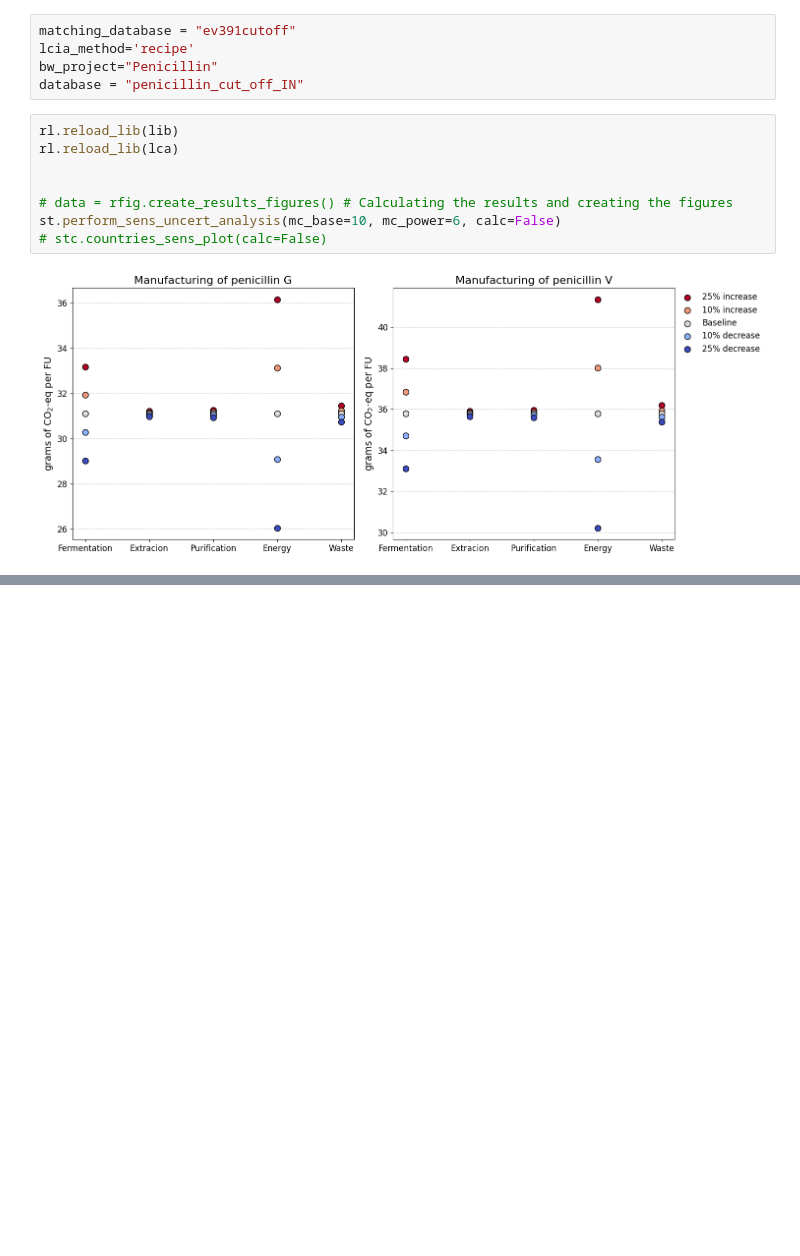
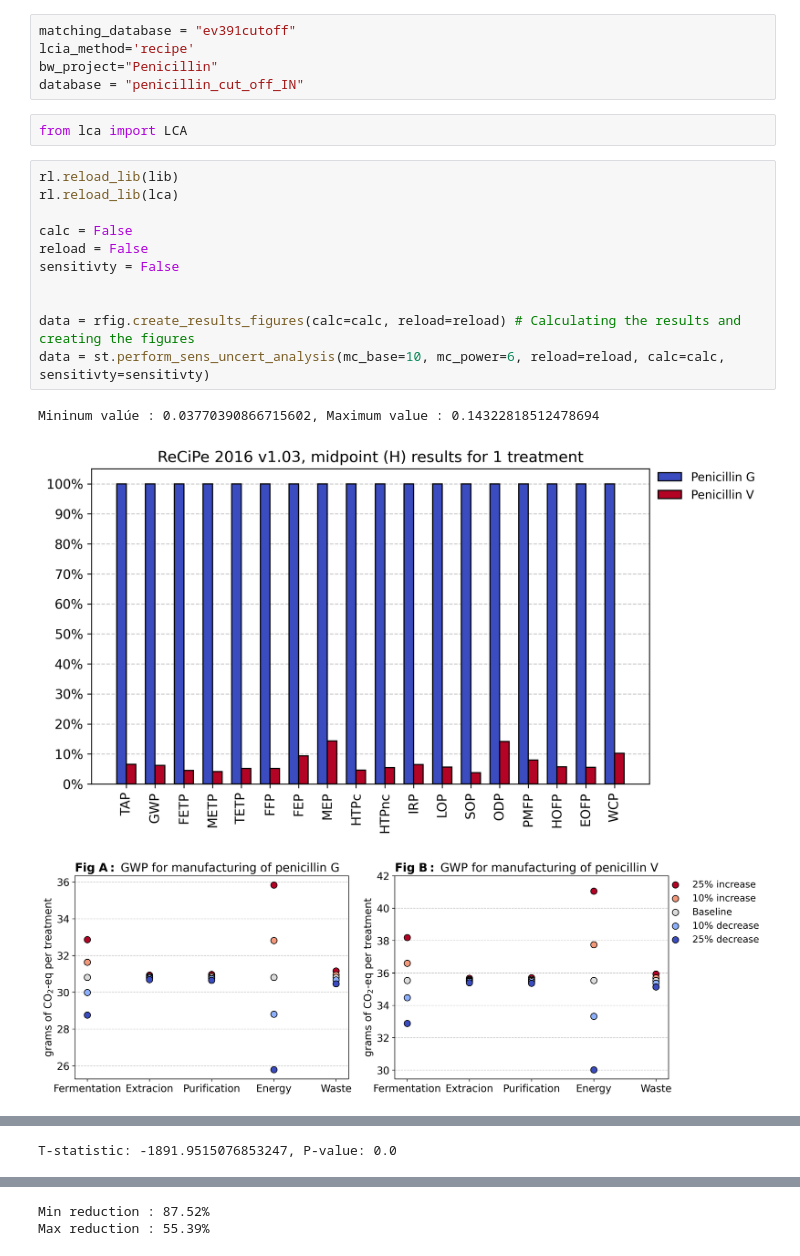
Before and after one commit to RuneWF/penicilin, a Jupyter notebook: Jupyter scripts/main.ipynb, the cells around one changed output, grey strips where cells are left out. Saved outputs shown, nothing was run; the diff lists cells and outputs as text; blank space fills up the shorter version.

```diff
--- a/Jupyter scripts/main.ipynb
+++ b/Jupyter scripts/main.ipynb
@@ -24,13 +21,20 @@ matching_database = "ev391cutoff"
 lcia_method='recipe'
 bw_project="Penicillin"
 database = "penicillin_cut_off_IN"
+# %%
+from lca import LCA
 # %%
 rl.reload_lib(lib)
 rl.reload_lib(lca)
 
+calc = False
+reload = False
+sensitivty = False
 
-# data = rfig.create_results_figures() # Calculating the results and creating the figures
-st.perform_sens_uncert_analysis(mc_base=10, mc_power=6, calc=False)
-# stc.countries_sens_plot(calc=False)
+
+data = rfig.create_results_figures(calc=calc, reload=reload) # Calculating the results and creating the figures
+data = st.perform_sens_uncert_analysis(mc_base=10, mc_power=6, reload=reload, calc=calc, sensitivty=sensitivty)
 # %% [output]
+Mininum valúe : 0.03770390866715602, Maximum value : 0.14322818512478694
-[figure, old version]
+[figure, new version]
+[figure, added]
@@ -36,0 +42 @@ st.perform_sens_uncert_analysis(mc_base=10, mc_power=6, calc=False)
+T-statistic: -1891.9515076853247, P-value: 0.0
@@ -36,0 +45,2 @@ st.perform_sens_uncert_analysis(mc_base=10, mc_power=6, calc=False)
+Min reduction : 87.52%
+Max reduction : 55.39%
```
Also changed, not shown: parts of 5 cells of this notebook, 20 other files.
